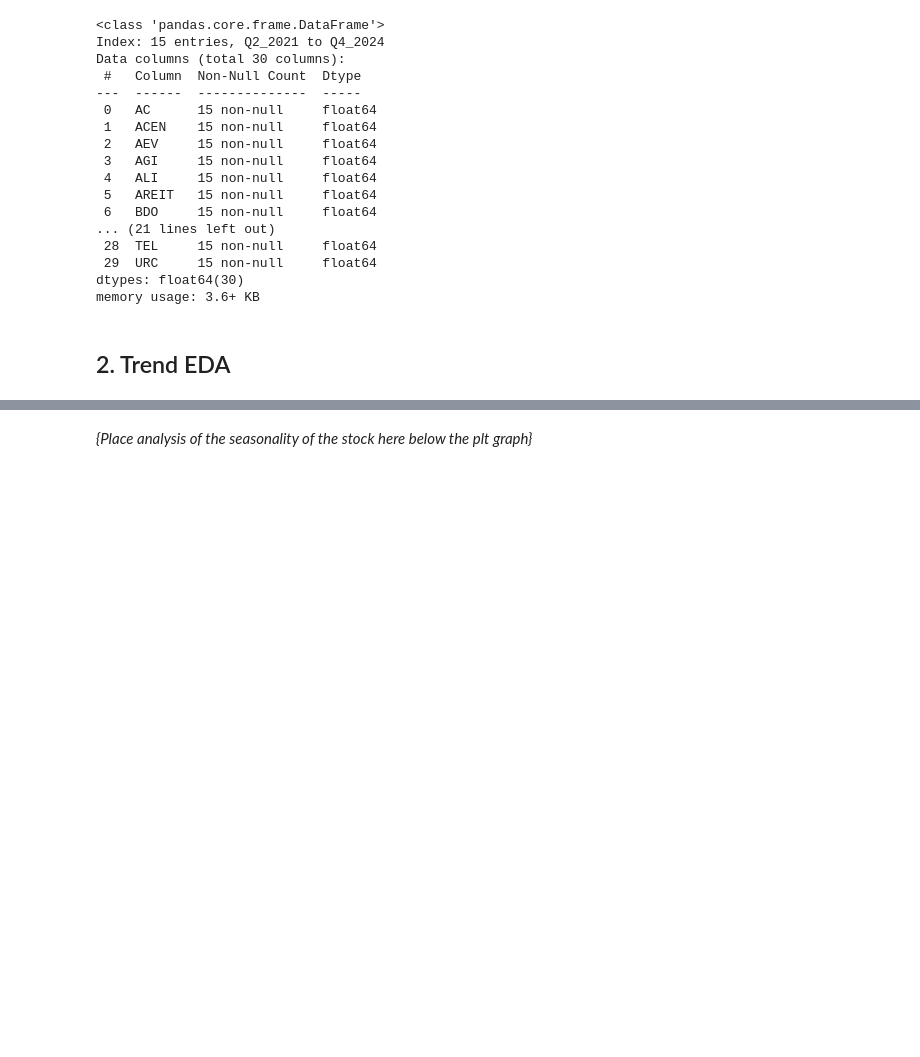
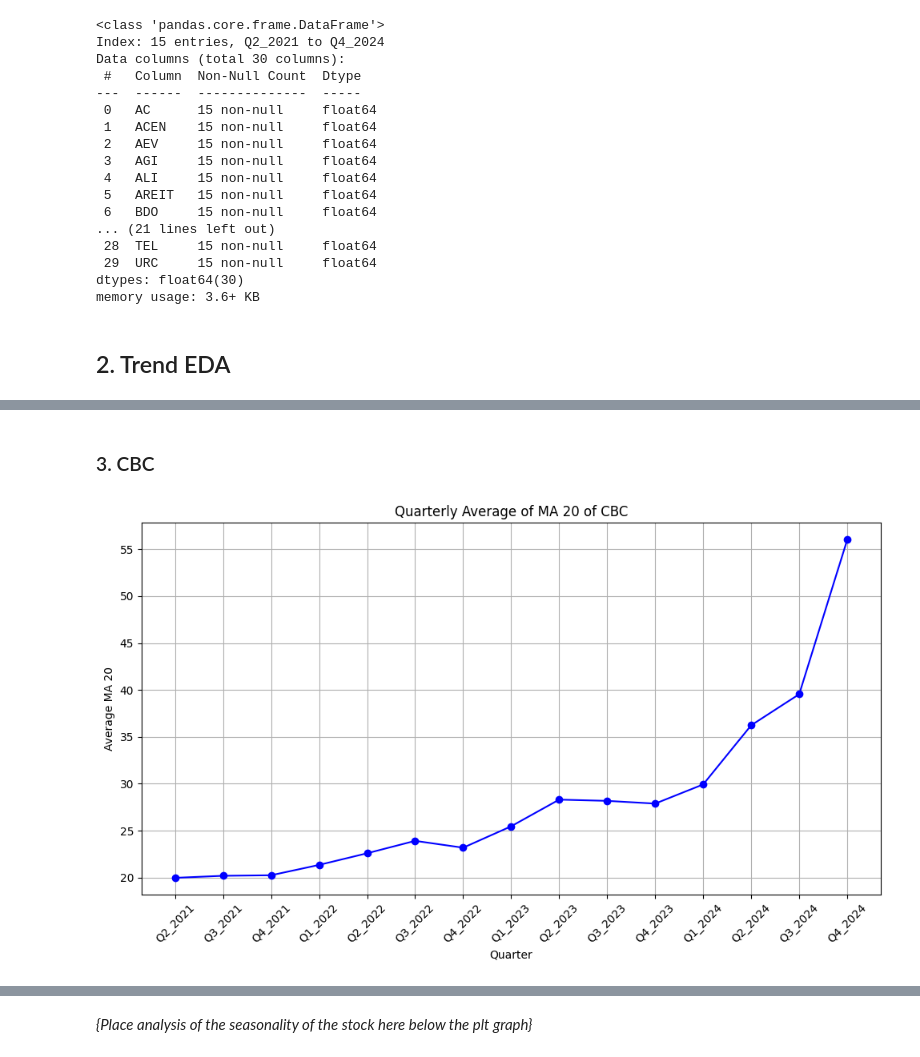
Before and after one commit to Volyzte/dsf-capstone-cohort-14-mpt, a Jupyter notebook: EDA_Trend_Starter_Notebook.ipynb, the cells around one changed output, grey strips where cells are left out. Saved outputs shown, nothing was run; the diff lists cells and outputs as text; code cells hidden in the pictures; blank space fills up the shorter version.

```diff
--- a/EDA_Trend_Starter_Notebook.ipynb
+++ b/EDA_Trend_Starter_Notebook.ipynb
@@ -84,0 +209,16 @@ plt.show()
+# %% [markdown]
+### 3. CBC
+# %%
+ticker = 'CBC'
+
+plt.figure(figsize=(10, 6))
+plt.plot(trend_df.index, trend_df[ticker], marker='o', linestyle='-', color='blue')
+plt.title(f"Quarterly Average of MA 20 of {ticker}")
+plt.xlabel('Quarter')
+plt.ylabel('Average MA 20')
+plt.xticks(rotation=45)
+plt.grid(True)
+plt.tight_layout()
+plt.show()
+# %% [output]
+[figure, added]
```
Also changed, not shown: parts of 35 cells of this notebook, 5 other files.
